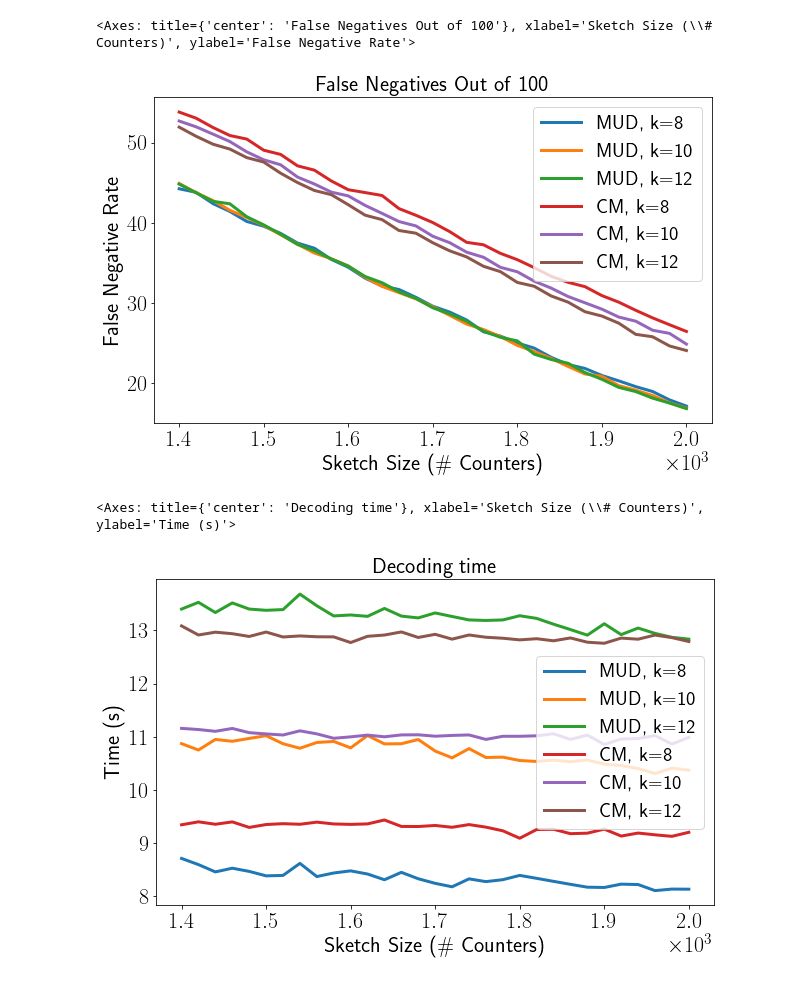
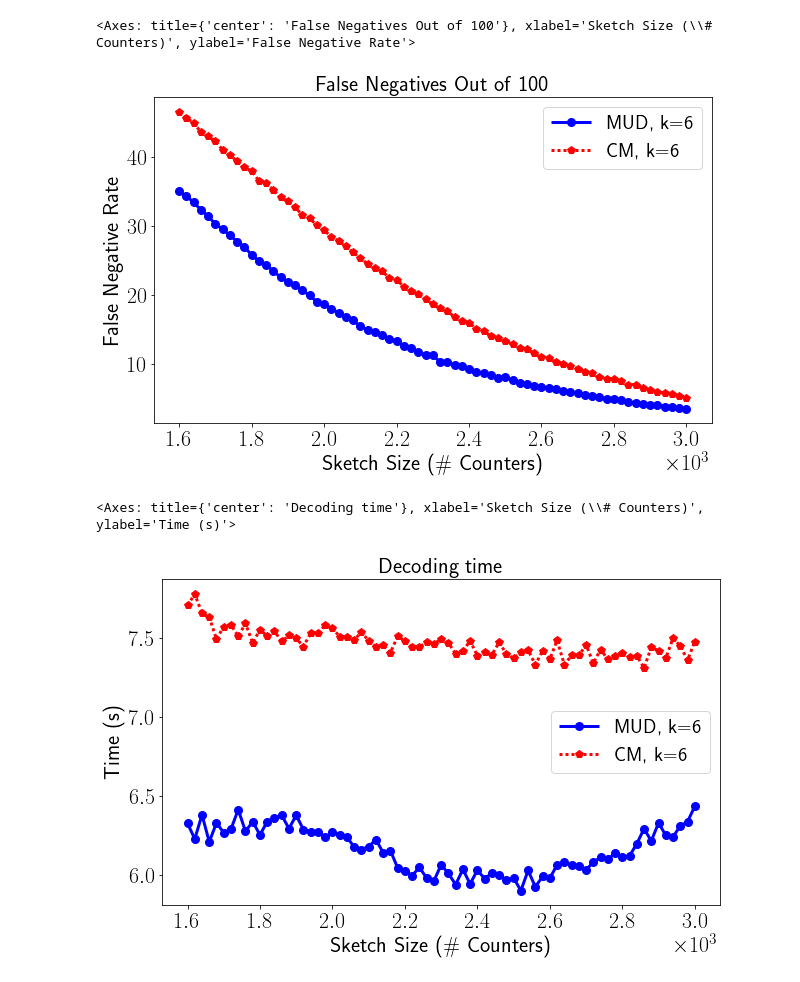
Before and after one commit to Y-jiji/CommonSense, a Jupyter notebook: cm_threshold.ipynb, the cells around one changed output. Drawn from its saved outputs; the diff is of its cells as text; code cells hidden in the pictures.

```diff
--- a/cm_threshold.ipynb
+++ b/cm_threshold.ipynb
@@ -1,14 +1,14 @@
 # %%
 from oniakRun.aggregate_result import aggregate_result
 
-ks = [8, 10, 12]
+ks = [6]
 root = "/media/mydrive/CDMA"
 
 import json, os
 import numpy as np
 
 filename = os.path.join(root, "result/partial/cm{}_k{}_d{}_id*.json")
-xs = np.arange(1400, 2001, 20)
+xs = np.arange(1600, 3001, 20)
 ys = {}
 cm = {}
 agg_keys = {
@@ -31,21 +31,21 @@ data = [(xs, np.array([ys[k, x]["final D size"] for x in xs])) for k in ks] \
 labels = ["MUD, k={}".format(k) for k in ks] + ["CM, k={}".format(k) for k in ks]
 
 line_plot.plot_result(data, labels, "Sketch Size (\# Counters)", "False Negative Rate",
-                      "False Negatives Out of 100", "fnr.pdf",
+                      "False Negatives Out of 100", "plots/fnr2.pdf",
                       figsize=(10, 6))
 # %% [output]
 <Axes: title={'center': 'False Negatives Out of 100'}, xlabel='Sketch Size (\\# Counters)', ylabel='False Negative Rate'>
-[figure, old version]
+[figure, new version]
 # %%
 data = [(xs, np.array([ys[k, x]["time"] for x in xs])) for k in ks] \
   + [(xs, np.array([cm[k, x]["time"] for x in xs])) for k in ks]
 labels = ["MUD, k={}".format(k) for k in ks] + ["CM, k={}".format(k) for k in ks]
 
-line_plot.plot_result(data, labels, "Sketch Size (\# Counters)", "Time (s)", "Decoding time", "cm_time.pdf",
+line_plot.plot_result(data, labels, "Sketch Size (\# Counters)", "Time (s)", "Decoding time", "plots/cm_time2.pdf",
                       figsize=(10, 6))
 # %% [output]
 <Axes: title={'center': 'Decoding time'}, xlabel='Sketch Size (\\# Counters)', ylabel='Time (s)'>
-[figure, old version]
+[figure, new version]
 # %%
 data = [(xs, np.array([ys[k, x]["final E size"] for x in xs])) for k in ks] \
   + [(xs, np.array([cm[k, x]["final E size"] for x in xs])) for k in ks]
```
Also changed, not shown: parts of 2 cells of this notebook, 7 other files.
